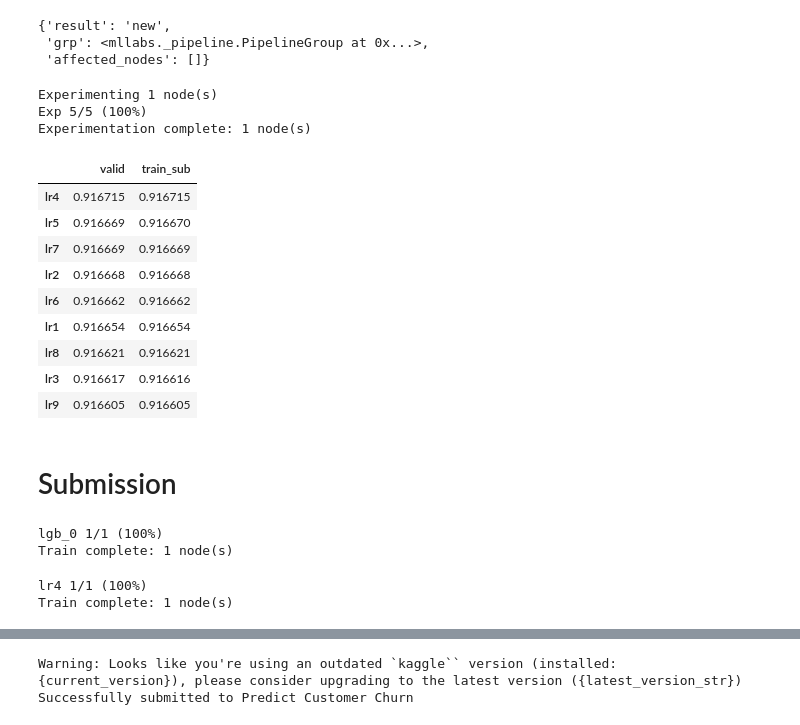
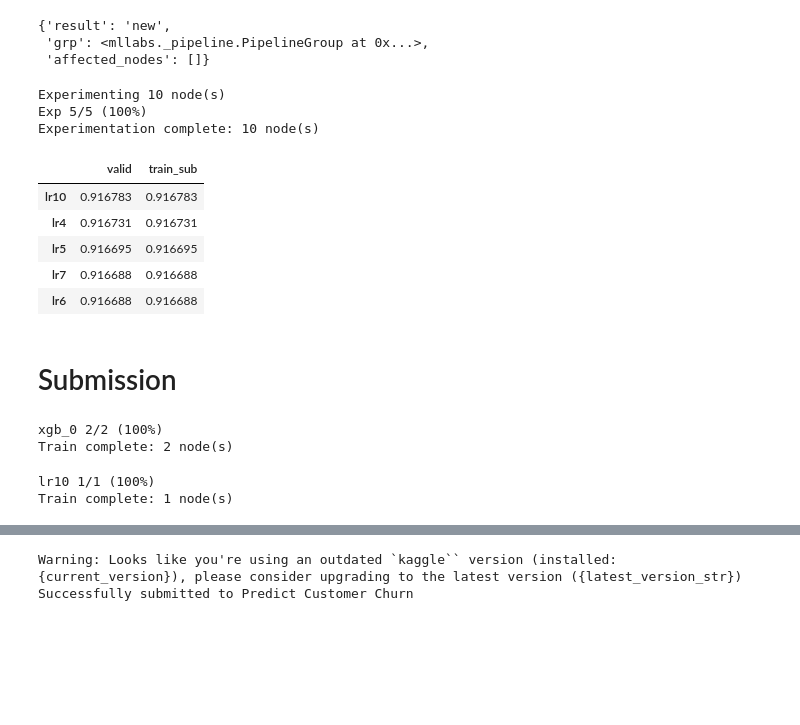
Before and after one commit to sunkusun9/ml-labs, a Jupyter notebook: examples/kaggle_s6e3/4.exp_skf5.ipynb, the cells around one changed output, grey strips where cells are left out. Drawn from its saved outputs; the diff is of its cells as text; code cells hidden in the pictures; blank space fills up the shorter version.

```diff
--- a/examples/kaggle_s6e3/4.exp_skf5.ipynb
+++ b/examples/kaggle_s6e3/4.exp_skf5.ipynb
@@ -225,3 +213,10 @@ e_skf5.exp()
 Experimenting 1 node(s)
 Exp 5/5 (100%)
 Experimentation complete: 1 node(s)
+# %%
+i = 1
+e_skf5.set_node(
+    'cb_{}'.format(i), grp = 'cb', edges={'X': [(None, X_bin + X_nom + X_tri + X_num)]},
+    params={'colsample_bylevel':0.9, 'n_estimators': 1500, 'cat_features': ColSelector(col_type = 'category')}
+)
+e_skf5.exp()
@@ -227,0 +227,7 @@ Experimentation complete: 1 node(s)
+# %%
+i = 2
+e_skf5.set_node(
+    'cb_{}'.format(i), grp = 'cb', edges={'X': [(None, X_bin + X_nom + X_tri + X_num)]},
+    params={'colsample_bylevel':0.9, 'n_estimators': 2500, 'cat_features': ColSelector(col_type = 'category')}
+)
+e_skf5.exp()
@@ -227,0 +238,7 @@ Experimentation complete: 1 node(s)
+# %%
+i = 3
+e_skf5.set_node(
+    'cb_{}'.format(i), grp = 'cb', edges={'X': [(None, X_bin + X_nom + X_tri + X_num)]},
+    params={'colsample_bylevel':0.9, 'n_estimators': 3500, 'cat_features': ColSelector(col_type = 'category')}
+)
+e_skf5.exp()
@@ -314,37 +330,35 @@ X_sel = ['{}__Churn_1'.format(i) for i in ['xgb_0', 'xgb_2', 'cb_0']]
 e_stacking.set_node('lr8', grp = 'lr', edges = {'X': [(None, X_sel)]})
 X_sel = ['{}__Churn_1'.format(i) for i in ['xgb_0', 'lgb_0', 'cb_0']]
 e_stacking.set_node('lr9', grp = 'lr', edges = {'X': [(None, X_sel)]})
+X_sel = ['{}__Churn_1'.format(i) for i in ['xgb_0', 'xgb_2', 'lgb_0', 'cb_3']]
+e_stacking.set_node('lr10', grp = 'lr', edges = {'X': [(None, X_sel)]})
 e_stacking.exp()
 # %% [output]
-Experimenting 1 node(s)
+Experimenting 10 node(s)
 Exp 5/5 (100%)
-Experimentation complete: 1 node(s)
+Experimentation complete: 10 node(s)
 # %%
-e_stacking.get_collector('AUC').get_metrics_agg()[0].sort_values('valid', ascending=False)
+e_stacking.get_collector('AUC').get_metrics_agg()[0].sort_values('valid', ascending=False).iloc[:5]
 # %% [output]
 |  | valid | train_sub |
-| lr4 | 0.916715 | 0.916715 |
-| lr5 | 0.916669 | 0.916670 |
-| lr7 | 0.916669 | 0.916669 |
-| lr2 | 0.916668 | 0.916668 |
-| lr6 | 0.916662 | 0.916662 |
-| lr1 | 0.916654 | 0.916654 |
-| lr8 | 0.916621 | 0.916621 |
-| lr3 | 0.916617 | 0.916616 |
-| lr9 | 0.916605 | 0.916605 |
+| lr10 | 0.916783 | 0.916783 |
+| lr4 | 0.916731 | 0.916731 |
+| lr5 | 0.916695 | 0.916695 |
+| lr7 | 0.916688 | 0.916688 |
+| lr6 | 0.916688 | 0.916688 |
 # %% [markdown]
 # Submission
 # %%
 e_skf5.add_trainer('trainer')
-e_skf5.trainers['trainer'].select_head(['xgb_0', 'xgb_2', 'lgb_0'])
+e_skf5.trainers['trainer'].select_head(['xgb_0', 'xgb_2', 'lgb_0', 'cb_3'])
 e_skf5.trainers['trainer'].train()
 # %% [output]
-lgb_0 1/1 (100%)
-Train complete: 1 node(s)
+xgb_0 2/2 (100%)
+Train complete: 2 node(s)
 # %%
 e_stacking.add_trainer('trainer')
-e_stacking.trainers['trainer'].select_head(['lr4'])
+e_stacking.trainers['trainer'].select_head(['lr10'])
 e_stacking.trainers['trainer'].train()
 # %% [output]
-lr4 1/1 (100%)
+lr10 1/1 (100%)
 Train complete: 1 node(s)
```
Also changed, not shown: parts of 17 cells of this notebook, 6 other files.
